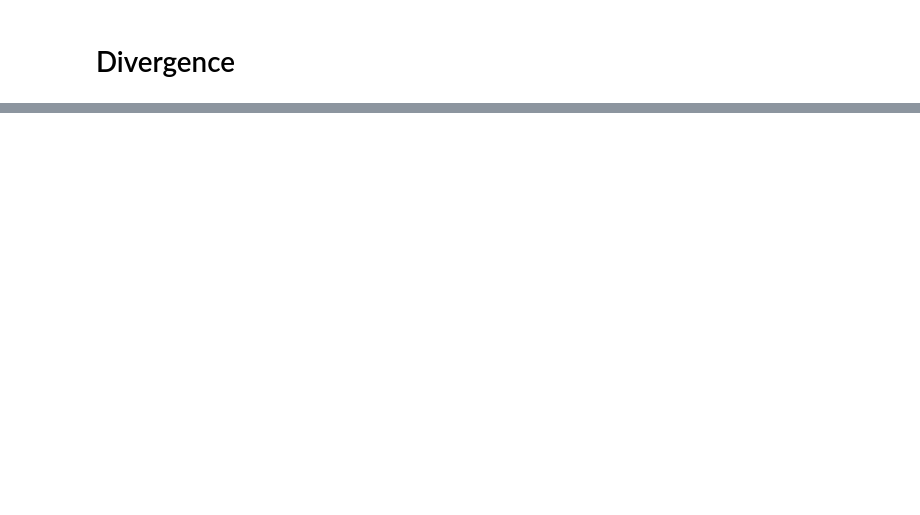
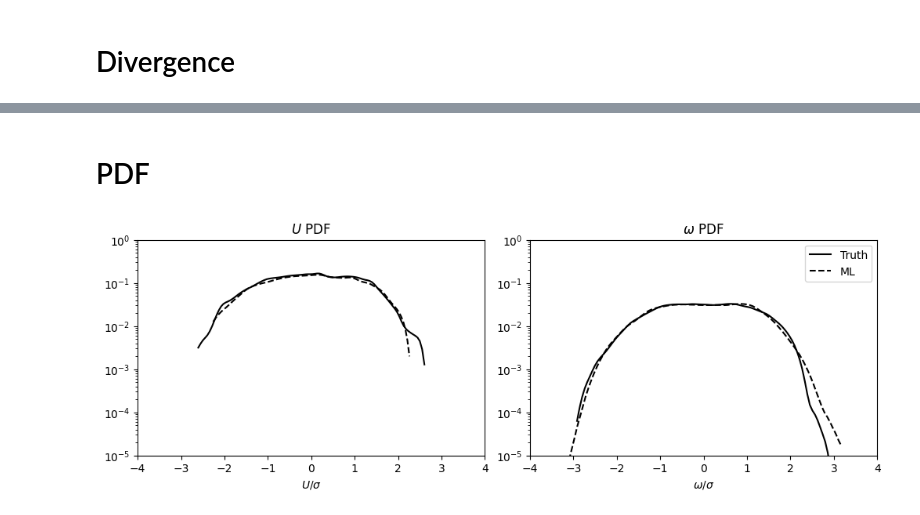
Before and after one commit to acasch2/SSL-for-2D-Turbulence, a Jupyter notebook: eval/plot.ipynb, the cells around one changed output, grey strips where cells are left out. Saved outputs shown, nothing was run; the diff lists cells and outputs as text; code cells hidden in the pictures; blank space fills up the shorter version.

```diff
--- a/eval/plot.ipynb
+++ b/eval/plot.ipynb
@@ -164,0 +166,43 @@ plt.savefig(plt_save_dir + '/div.png', dpi=600)
+# %% [markdown]
+# PDF
+# %%
+
+
+fig, axes = plt.subplots(1,2,figsize=(10, 3.5), layout="compressed")  # Adjust figure size as needed
+color = ['k', 'k']
+marker = ['-', '--']
+label = ["Truth", "ML"]
+
+for i, analysis_dir_data in enumerate([analysis_dir_train, analysis_dir_emulate]):
+
+    data = np.load(analysis_dir_data + "/pdf.npz")
+
+    U_pdf = data['U_pdf']
+    U_bins = data['U_bins']
+    U_std = data['U_std']
+    Omega_pdf = data['Omega_pdf']
+    Omega_bins = data['Omega_bins']
+    Omega_std = data['Omega_std']
+
+    axes[0].semilogy(U_bins/U_std, U_pdf, color[i] + marker[i], label=label[i])
+    axes[1].semilogy(Omega_bins/Omega_std, Omega_pdf, color[i] + marker[i], label=label[i])
+
+axes[0].set_title('$u$ PDF')
+axes[1].set_title('$\omega$ PDF')
+
+plt.legend()
+
+
+for ax in axes.flatten():
+    ax.set_xlabel('$k$')
+    ax.set_ylim([1e-5, 1])
+    ax.set_xlim([-4, 4])
+
+axes[0].set_xlabel('$U/\sigma$')
+axes[1].set_xlabel('$\omega/\sigma$')
+
+plt.legend()
+
+plt.savefig(plt_save_dir + '/pdf.png', dpi=600)
+# %% [output]
+[figure, added]
```
Also changed, not shown: parts of 5 cells of this notebook, 4 other files.
